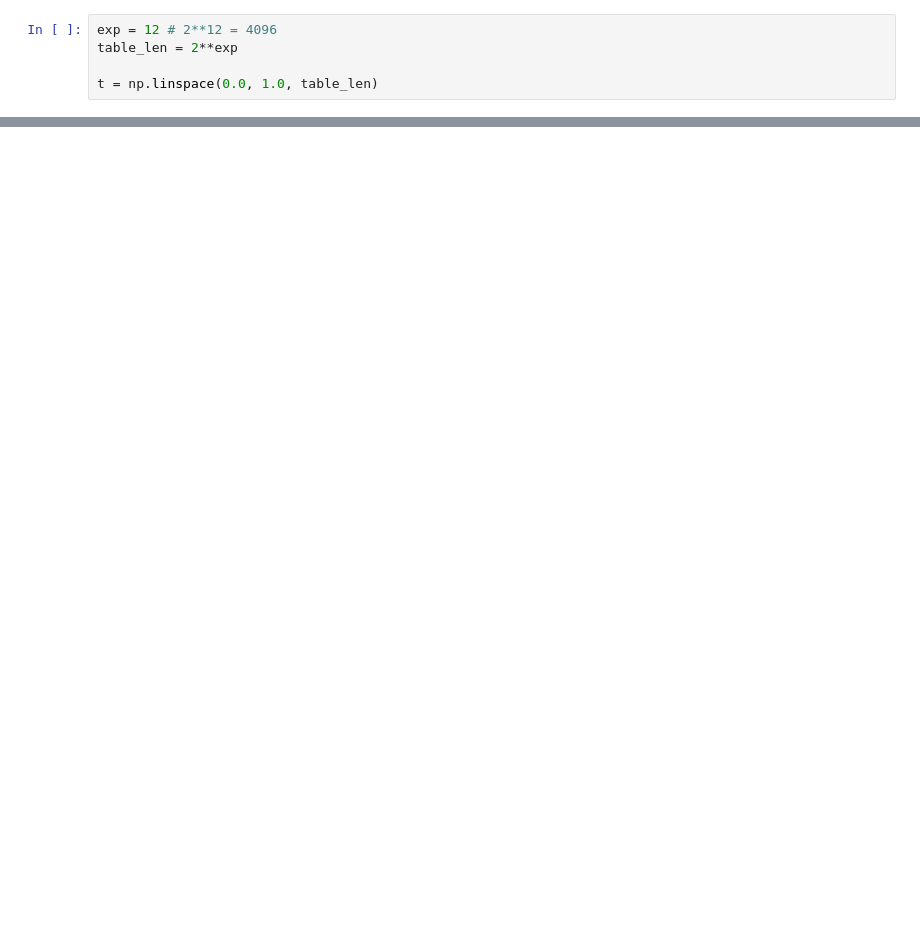
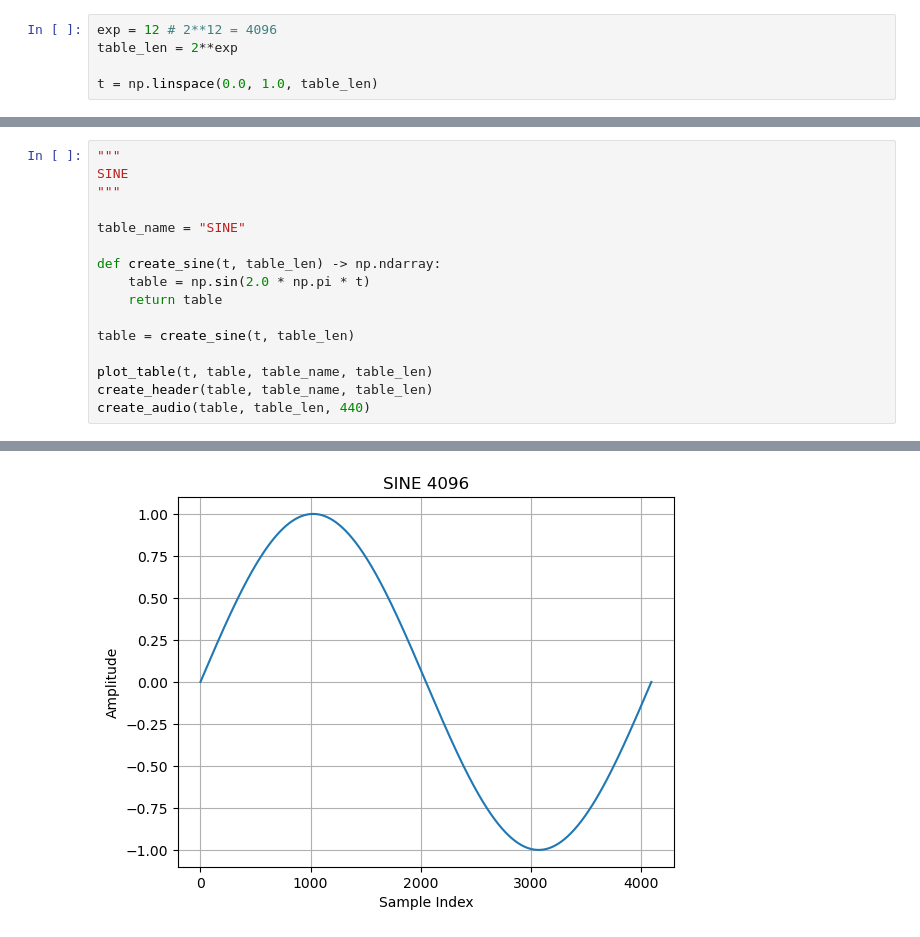
Before and after one commit to butchwarns/BDSP, a Jupyter notebook: tables/wavetables/Wavetables.ipynb, the cells around one changed output, grey strips where cells are left out. Cells and saved outputs as stored; diff of their text form; blank space fills up the shorter version.

```diff
--- a/tables/wavetables/Wavetables.ipynb
+++ b/tables/wavetables/Wavetables.ipynb
@@ -34,0 +68,17 @@ with open(file_path, 'w') as fp:
+# %%
+"""
+SINE
+"""
+
+table_name = "SINE"
+
+def create_sine(t, table_len) -> np.ndarray:
+    table = np.sin(2.0 * np.pi * t)
+    return table
+
+table = create_sine(t, table_len)
+
+plot_table(t, table, table_name, table_len)
+create_header(table, table_name, table_len)
+create_audio(table, table_len, 440)
+# %% [output]
@@ -34,0 +86 @@ with open(file_path, 'w') as fp:
+[figure, added]
```
Also changed, not shown: parts of 6 cells of this notebook, 8 other files.
